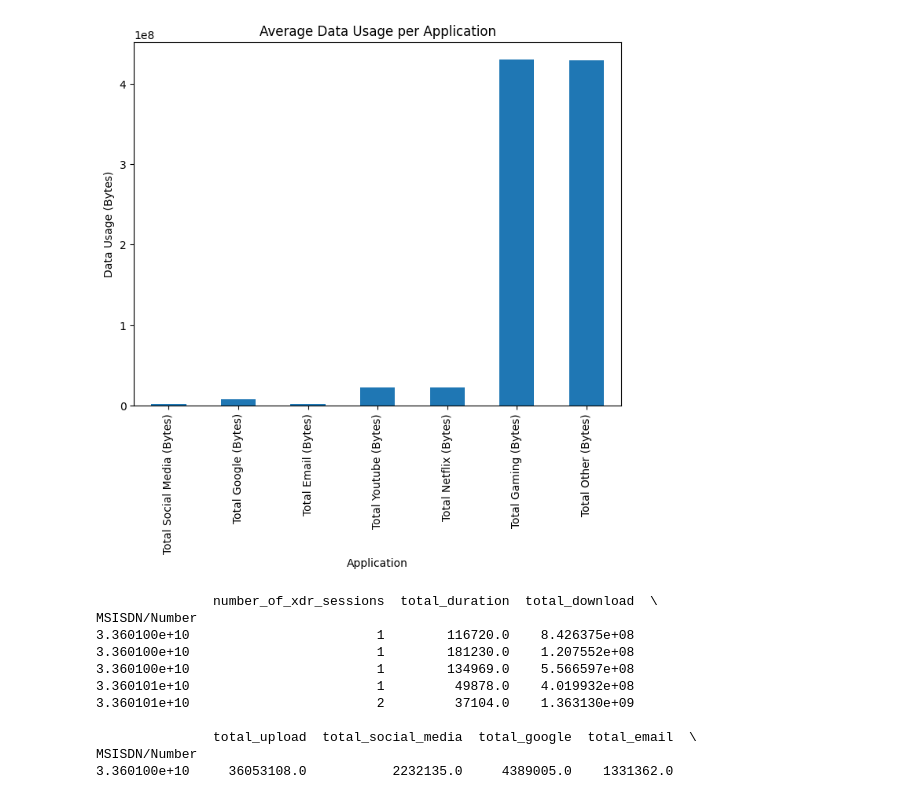
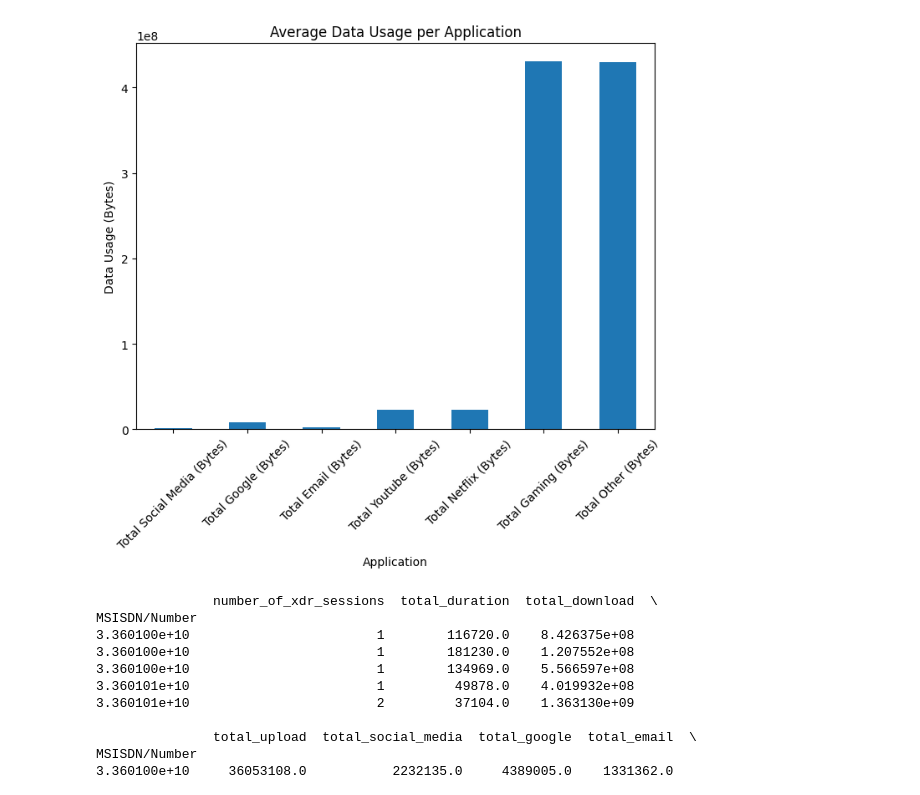
Before and after one commit to derejehinsermu/telecom_user_insights_10ac_week1, a Jupyter notebook: notebooks/xdr_data_analysis.ipynb, the cells around one changed output. Drawn from its saved outputs; the diff is of its cells as text; code cells hidden in the pictures.

```diff
--- a/notebooks/xdr_data_analysis.ipynb
+++ b/notebooks/xdr_data_analysis.ipynb
@@ -20,23 +15,26 @@ FROM xdr_data;
 """
 df = load_data(sql_query)
+# %%
+# apply the cleaning function
+df_cleaned = clean_data(df)
 # %%
-# Visualization in main.py or a notebook
 import matplotlib.pyplot as plt
 import seaborn as sns
 
 # Calculate total usage
-total_usage_df = calculate_total_usage(df)
+total_usage_df = calculate_total_usage(df_cleaned)
 
 # Calculate average usage
 average_usage = calculate_average_usage(total_usage_df)
 
 # Plotting the average usage data
 plt.figure(figsize=(8, 6))
 average_usage.plot(kind='bar')
 plt.title('Average Data Usage per Application')
 plt.xlabel('Application')
 plt.ylabel('Data Usage (Bytes)')
+plt.xticks(rotation=45)
 plt.show()
 # %% [output]
-[figure, old version]
+[figure, new version]
 # %%
```
Also changed, not shown: parts of 3 cells of this notebook, 4 other files.
